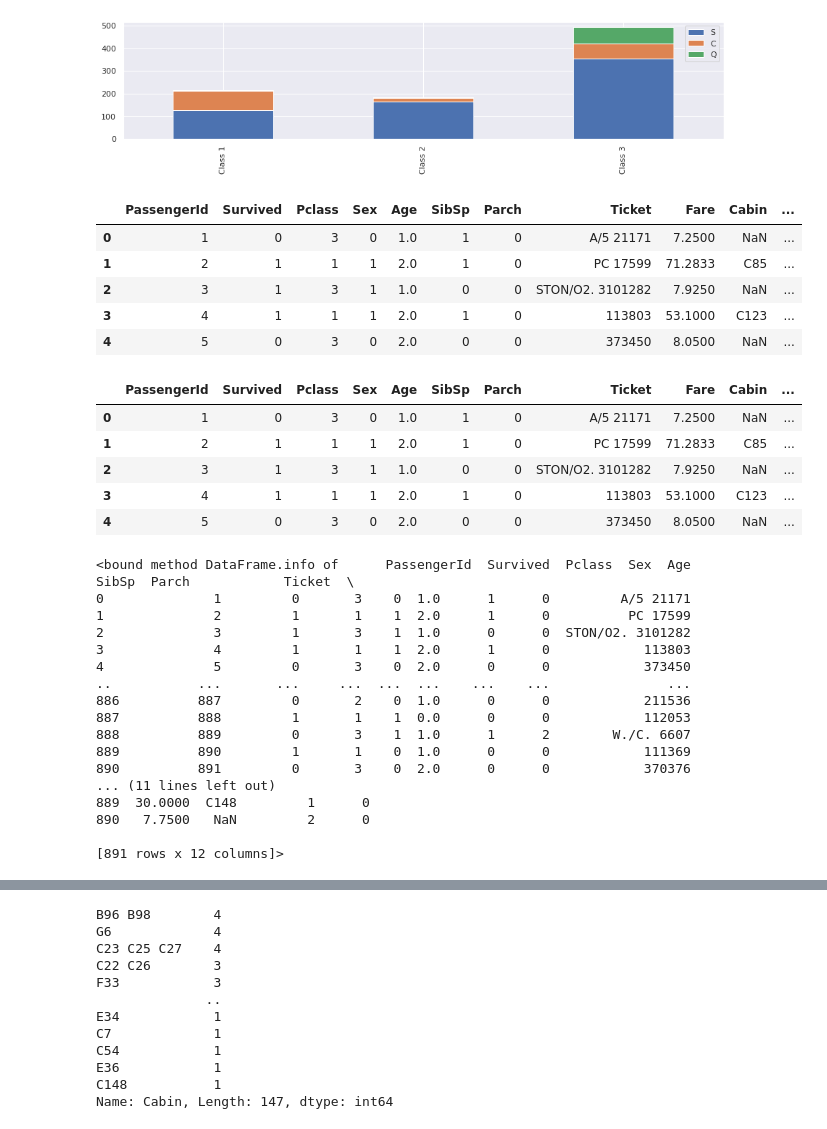
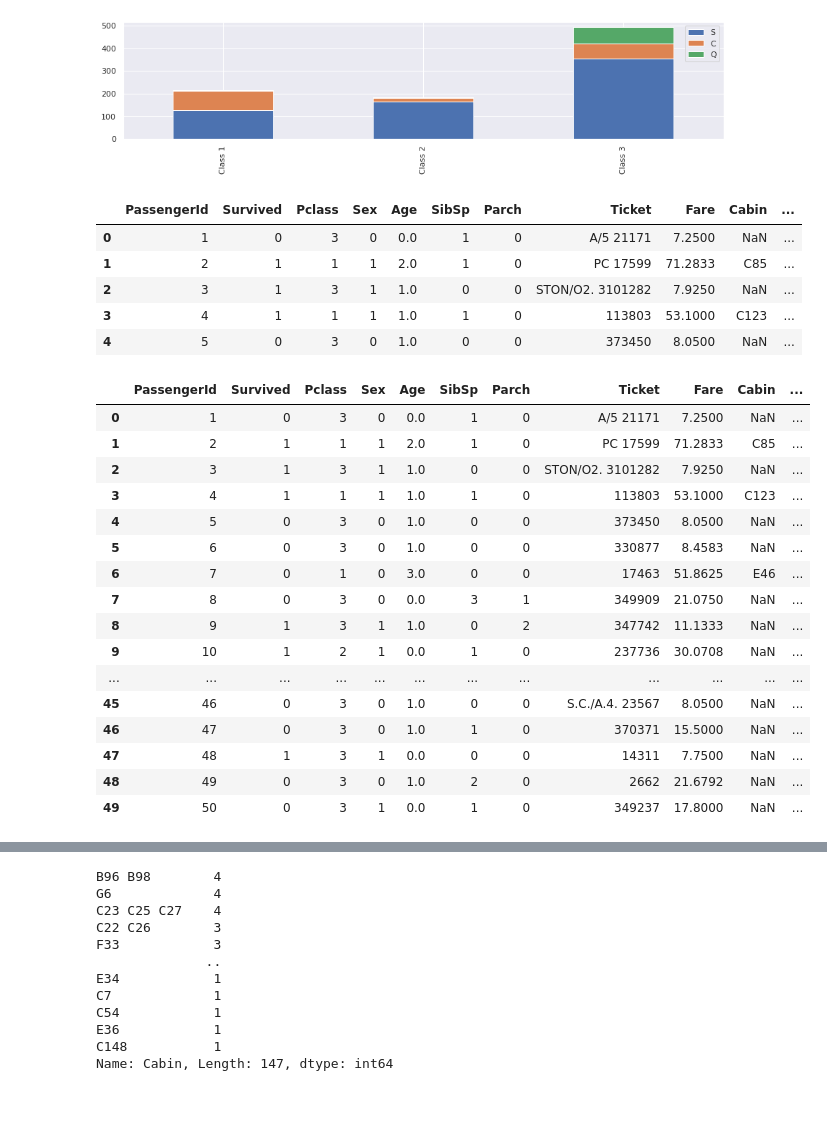
Before and after one commit to Megalajeyapal/Titanic_surviver_prediction, a Jupyter notebook: titanic-surviver-prediction-2.ipynb, the cells around one changed output, grey strips where cells are left out. Cells and saved outputs as stored; diff of their text form; code cells hidden in the pictures; blank space fills up the shorter version.

```diff
--- a/titanic-surviver-prediction-2.ipynb
+++ b/titanic-surviver-prediction-2.ipynb
@@ -285,7 +286,7 @@ training.head(10)
 | 9 | 10 | 1 | 2 | 1 | 14.0 | 1 | 0 | 237736 | 30.0708 | NaN | ... |
 # %%
 #filling Age missing values with median of title
-training["Age"].fillna(training.groupby("Title")["Age"].transform("median"), inplace=True)
-testing["Age"].fillna(testing.groupby("Title")["Age"].transform("median"), inplace=True)
+training["Age"].fillna(training.groupby("Title")["Age"].transform("mean"), inplace=True)
+testing["Age"].fillna(testing.groupby("Title")["Age"].transform("mean"), inplace=True)
 # %%
 training.head(30)
@@ -385,11 +386,11 @@ for data in training_testing_data:
 training.head()
 # %% [output]
 |  | PassengerId | Survived | Pclass | Sex | Age | SibSp | Parch | Ticket | Fare | Cabin | ... |
-| 0 | 1 | 0 | 3 | 0 | 1.0 | 1 | 0 | A/5 21171 | 7.2500 | NaN | ... |
+| 0 | 1 | 0 | 3 | 0 | 0.0 | 1 | 0 | A/5 21171 | 7.2500 | NaN | ... |
 | 1 | 2 | 1 | 1 | 1 | 2.0 | 1 | 0 | PC 17599 | 71.2833 | C85 | ... |
 | 2 | 3 | 1 | 3 | 1 | 1.0 | 0 | 0 | STON/O2. 3101282 | 7.9250 | NaN | ... |
-| 3 | 4 | 1 | 1 | 1 | 2.0 | 1 | 0 | 113803 | 53.1000 | C123 | ... |
-| 4 | 5 | 0 | 3 | 0 | 2.0 | 0 | 0 | 373450 | 8.0500 | NaN | ... |
+| 3 | 4 | 1 | 1 | 1 | 1.0 | 1 | 0 | 113803 | 53.1000 | C123 | ... |
+| 4 | 5 | 0 | 3 | 0 | 1.0 | 0 | 0 | 373450 | 8.0500 | NaN | ... |
 # %%
 #Mapping Embarked attribute values to numerical values
 embarked_mapping = {"S": 0, "C": 1, "Q": 2}
@@ -397,33 +398,24 @@ for data in training_testing_data:
     data['Embarked'] = data['Embarked'].map(embarked_mapping)
 # %%
 #Filling missing values in Fare attribute with median of Pclass
-training["Fare"].fillna(training.groupby("Pclass")["Fare"].transform("median"), inplace=True)
-testing["Fare"].fillna(testing.groupby("Pclass")["Fare"].transform("median"), inplace=True)
-training.head(5)
+training["Fare"].fillna(training.groupby("Pclass")["Fare"].transform("mean"), inplace=True)
+testing["Fare"].fillna(testing.groupby("Pclass")["Fare"].transform("mean"), inplace=True)
+training.head(50)
 # %% [output]
 |  | PassengerId | Survived | Pclass | Sex | Age | SibSp | Parch | Ticket | Fare | Cabin | ... |
-| 0 | 1 | 0 | 3 | 0 | 1.0 | 1 | 0 | A/5 21171 | 7.2500 | NaN | ... |
+| 0 | 1 | 0 | 3 | 0 | 0.0 | 1 | 0 | A/5 21171 | 7.2500 | NaN | ... |
 | 1 | 2 | 1 | 1 | 1 | 2.0 | 1 | 0 | PC 17599 | 71.2833 | C85 | ... |
 | 2 | 3 | 1 | 3 | 1 | 1.0 | 0 | 0 | STON/O2. 3101282 | 7.9250 | NaN | ... |
-| 3 | 4 | 1 | 1 | 1 | 2.0 | 1 | 0 | 113803 | 53.1000 | C123 | ... |
-| 4 | 5 | 0 | 3 | 0 | 2.0 | 0 | 0 | 373450 | 8.0500 | NaN | ... |
+| 3 | 4 | 1 | 1 | 1 | 1.0 | 1 | 0 | 113803 | 53.1000 | C123 | ... |
+| 4 | 5 | 0 | 3 | 0 | 1.0 | 0 | 0 | 373450 | 8.0500 | NaN | ... |
+| 5 | 6 | 0 | 3 | 0 | 1.0 | 0 | 0 | 330877 | 8.4583 | NaN | ... |
+| 6 | 7 | 0 | 1 | 0 | 3.0 | 0 | 0 | 17463 | 51.8625 | E46 | ... |
+| 7 | 8 | 0 | 3 | 0 | 0.0 | 3 | 1 | 349909 | 21.0750 | NaN | ... |
+| 8 | 9 | 1 | 3 | 1 | 1.0 | 0 | 2 | 347742 | 11.1333 | NaN | ... |
+| 9 | 10 | 1 | 2 | 1 | 0.0 | 1 | 0 | 237736 | 30.0708 | NaN | ... |
+| ... | ... | ... | ... | ... | ... | ... | ... | ... | ... | ... | ... |
+| 45 | 46 | 0 | 3 | 0 | 1.0 | 0 | 0 | S.C./A.4. 23567 | 8.0500 | NaN | ... |
+| 46 | 47 | 0 | 3 | 0 | 1.0 | 1 | 0 | 370371 | 15.5000 | NaN | ... |
+| 47 | 48 | 1 | 3 | 1 | 0.0 | 0 | 0 | 14311 | 7.7500 | NaN | ... |
+| 48 | 49 | 0 | 3 | 0 | 1.0 | 2 | 0 | 2662 | 21.6792 | NaN | ... |
+| 49 | 50 | 0 | 3 | 1 | 0.0 | 1 | 0 | 349237 | 17.8000 | NaN | ... |
-# %%
-training.info
-# %% [output]
-<bound method DataFrame.info of      PassengerId  Survived  Pclass  Sex  Age  SibSp  Parch            Ticket  \
-0              1         0       3    0  1.0      1      0         A/5 21171
-1              2         1       1    1  2.0      1      0          PC 17599
-2              3         1       3    1  1.0      0      0  STON/O2. 3101282
-3              4         1       1    1  2.0      1      0            113803
-4              5         0       3    0  2.0      0      0            373450
-..           ...       ...     ...  ...  ...    ...    ...               ...
-886          887         0       2    0  1.0      0      0            211536
-887          888         1       1    1  0.0      0      0            112053
-888          889         0       3    1  1.0      1      2        W./C. 6607
-889          890         1       1    0  1.0      0      0            111369
-890          891         0       3    0  2.0      0      0            370376
-... (11 lines left out)
-889  30.0000  C148         1      0
-890   7.7500   NaN         2      0
-
-[891 rows x 12 columns]>
```
Also changed, not shown: parts of 50 cells of this notebook.
